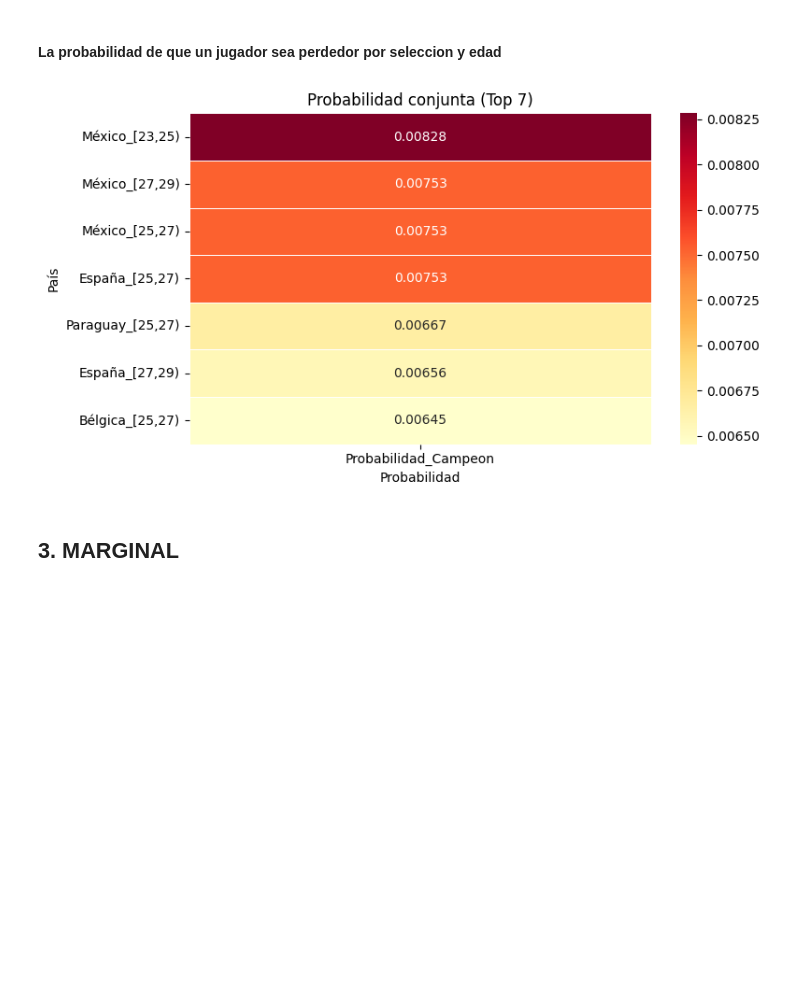
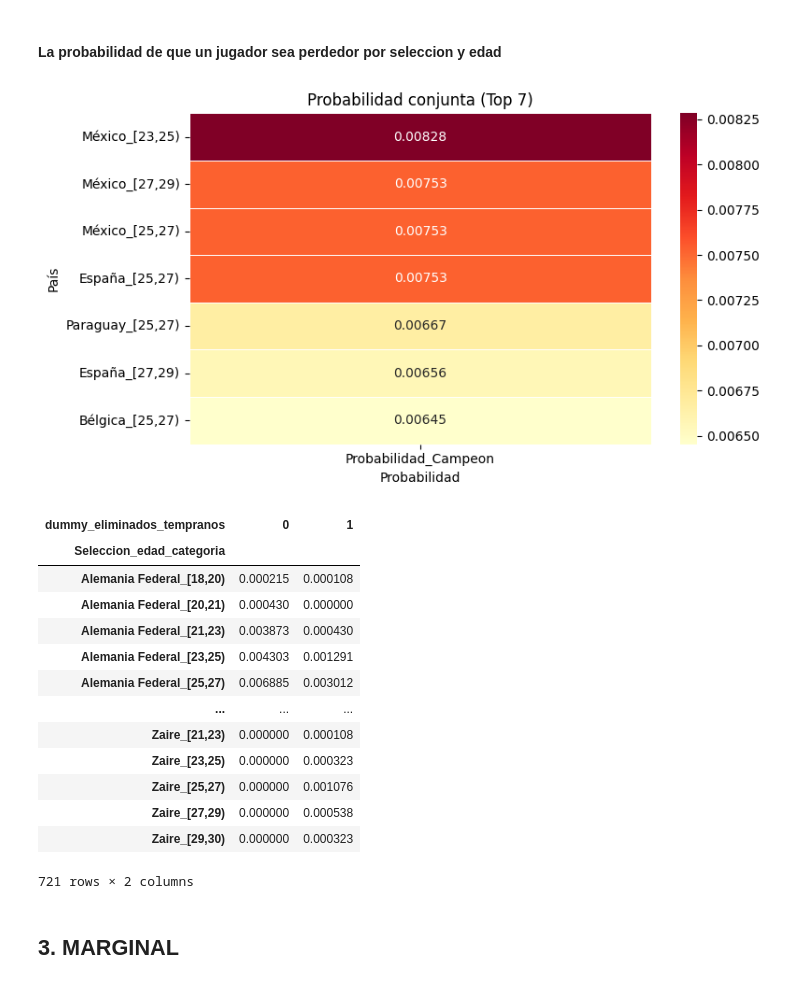
Before and after one commit to WMARBAR/Mundial_Inferences, a Jupyter notebook: mundial_INFlauncher.ipynb, the cells around one changed output. Drawn from its saved outputs; the diff is of its cells as text; code cells hidden in the pictures; blank space fills up the shorter version.

```diff
--- a/mundial_INFlauncher.ipynb
+++ b/mundial_INFlauncher.ipynb
@@ -117,8 +117,23 @@ exper.grap_contingencia(select_SELECCION_EDAD_champs, top=7)
 # %%
 select_SELECCION_EDAD_losers= exper.tabla_probabilidad_conjunta(df_mundial,['Seleccion','edad_categoria'],'dummy_eliminados_tempranos')
 exper.grap_contingencia(select_SELECCION_EDAD_losers, top=7)
+select_SELECCION_EDAD_losers
 # %% [output]
 [figure]
+| dummy_eliminados_tempranos | 0 | 1 |
+| Seleccion_edad_categoria |  |  |
+| Alemania Federal_[18,20) | 0.000215 | 0.000108 |
+| Alemania Federal_[20,21) | 0.000430 | 0.000000 |
+| Alemania Federal_[21,23) | 0.003873 | 0.000430 |
+| Alemania Federal_[23,25) | 0.004303 | 0.001291 |
+| Alemania Federal_[25,27) | 0.006885 | 0.003012 |
+| ... | ... | ... |
+| Zaire_[21,23) | 0.000000 | 0.000108 |
+| Zaire_[23,25) | 0.000000 | 0.000323 |
+| Zaire_[25,27) | 0.000000 | 0.001076 |
+| Zaire_[27,29) | 0.000000 | 0.000538 |
+| Zaire_[29,30) | 0.000000 | 0.000323 |
+721 rows × 2 columns
 # %% [markdown]
 ## 3. MARGINAL
 # %%
```
Also changed, not shown: parts of 1 cell of this notebook.
